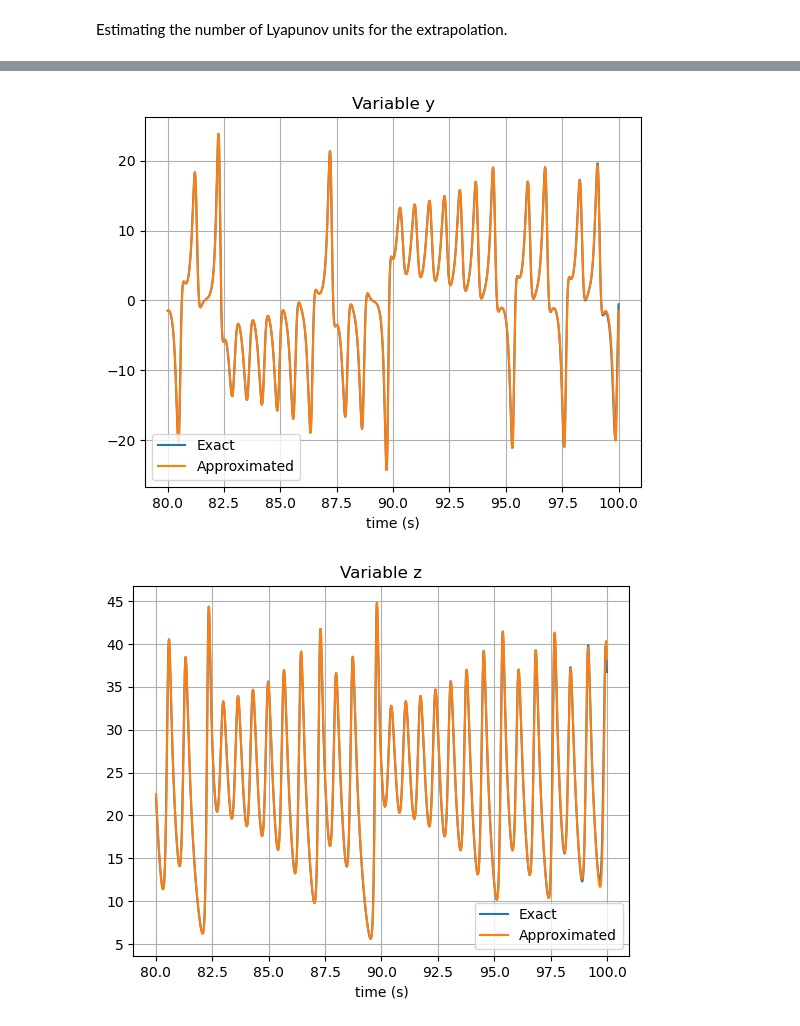
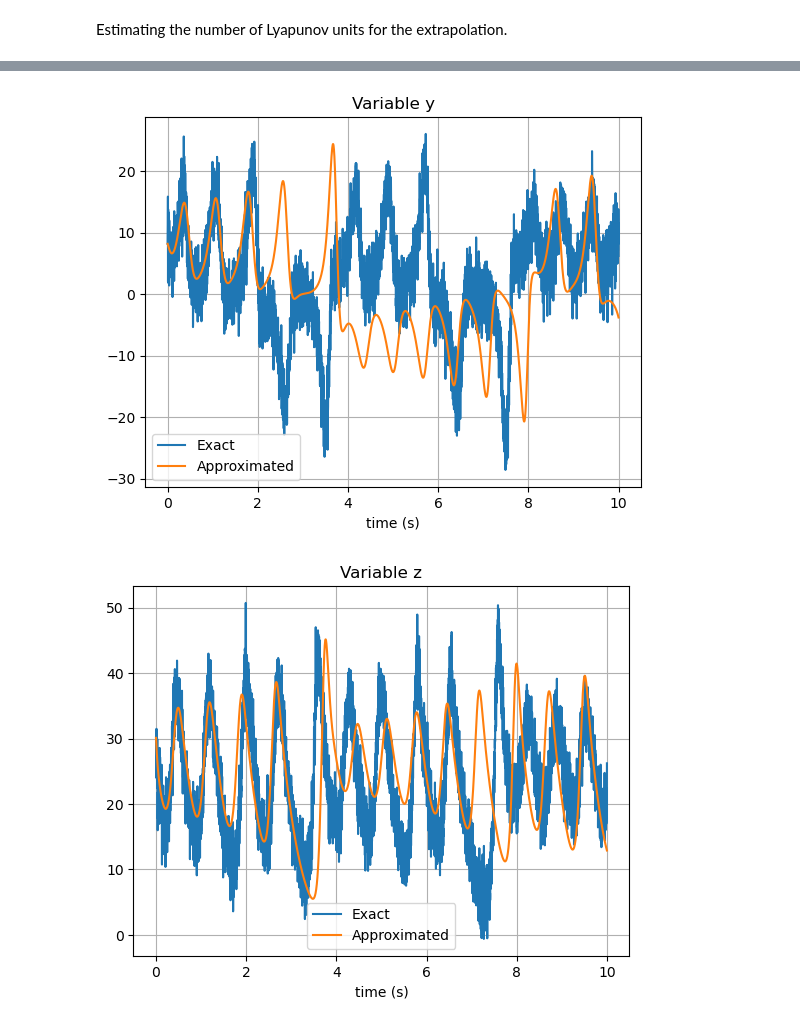
Before and after one commit to properallan/simulai, a Jupyter notebook: examples/WeakSINDy/lorenz_63_chaotic.ipynb, the cells around one changed output, grey strips where cells are left out. Cells and saved outputs as stored; diff of their text form; code cells hidden in the pictures.

```diff
--- a/examples/WeakSINDy/lorenz_63_chaotic.ipynb
+++ b/examples/WeakSINDy/lorenz_63_chaotic.ipynb
@@ -73,9 +81,10 @@ $$
 $$
 In which $\widehat{\mathbf{u}}$ is a ROM generated from the original space $\mathbf{u}$. In case of Lorenz 63 such intermediary transformation is not necessary, so $\widehat{\mathbf{u}} = \mathbf{u}$.
 # %%
-test_function = UniformTestFunction(L=100, overlap=0.5, ghost_cells=0)
+test_function = UniformTestFunction(L=50, overlap=0.5, ghost_cells=0)
 basis_function = PolynomialLibrary(degree=2, include_bias=True)
-solver = STLSQ(threshold=0.1, alpha=1e-14, max_iter=20)
+#solver = STLSQ(threshold=0.1, alpha=1e-14, max_iter=20)
+solver = 'lstsq'
 lorenz_op = WeakSINDy(bias_rescale=1, solver=solver, test_function=test_function, feature_library=basis_function)
 #lorenz_op.set(lambda_linear=lambda_linear, lambda_quadratic=lambda_quadratic)
 lorenz_op.fit(input_data=train_field, target_data=t_train)
@@ -82,6 +94,6 @@ lorenz_op.fit(input_data=train_field, target_data=t_train)
 # %%
-init_state = train_field[-1:]
-estimated_field_derivatives = lorenz_op.eval(input_data=test_field)
+init_state = train_field[0]
+estimated_field_derivatives = lorenz_op.eval(input_data=train_field)
 tags = ['x', 'y', 'z']
 # %% [markdown]
 Visualizing time-derivatives.
@@ -96,8 +108,8 @@ estimated_field_derivatives.shape
 # %%
 for var in range(n_field):
     plt.title(f"Time-derivative for variable {tags[var]}")
-    plt.plot(t_test, test_field_derivatives[:, var], label="Exact")
-    plt.plot(t_test, estimated_field_derivatives[:, var], label="Approximated")
+    plt.plot(t_train, estimated_field_derivatives[:, var], label="Approximated")
+    plt.plot(t_train, train_field_derivative[:, var], label="Exact")
     plt.xlabel("time (s)")
     plt.legend()
     plt.grid(True)
@@ -118,9 +130,9 @@ right_operator = ClassWrapper(lorenz_op)
 
 solver = BRKF78(right_operator)
 
-initial_state = init_state[0]
+initial_state = train_field[0]
 
-estimated_field = solver.run(initial_state, t_test)
+estimated_field = solver.run(initial_state, t_train)
 # %% [markdown]
 Estimating the number of Lyapunov units for the extrapolation.
 # %%
@@ -130,8 +142,8 @@ Estimating the number of Lyapunov units for the extrapolation.
 # %%
 for var in range(n_field):
    plt.title(f"Variable {tags[var]}")
-   plt.plot(t_test, test_field[:, var], label="Exact")
-   plt.plot(t_test, estimated_field[:, var], label="Approximated")
+   plt.plot(t_train, train_field[:, var], label="Exact")
+   plt.plot(t_train, estimated_field[:, var], label="Approximated")
    plt.xlabel("time (s)")
    plt.grid(True)
    plt.legend()
@@ -141,2 +153,2 @@ for var in range(n_field):
-[figure, old version]
+[figure, new version]
-[figure, old version]
+[figure, new version]
```
Also changed, not shown: parts of 9 cells of this notebook, 7 other files.
